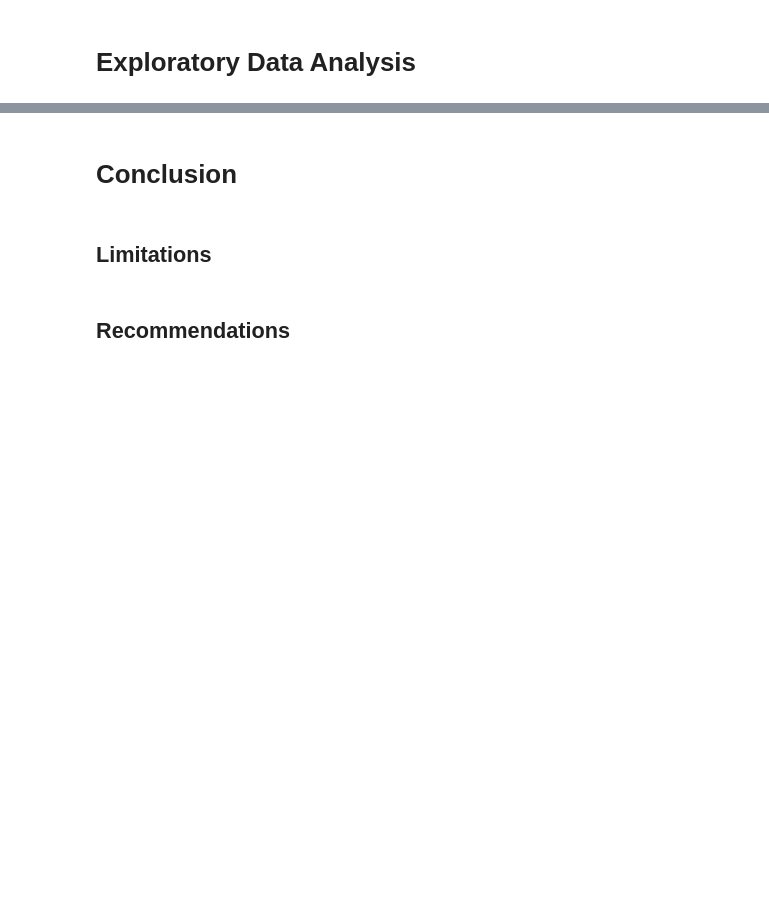
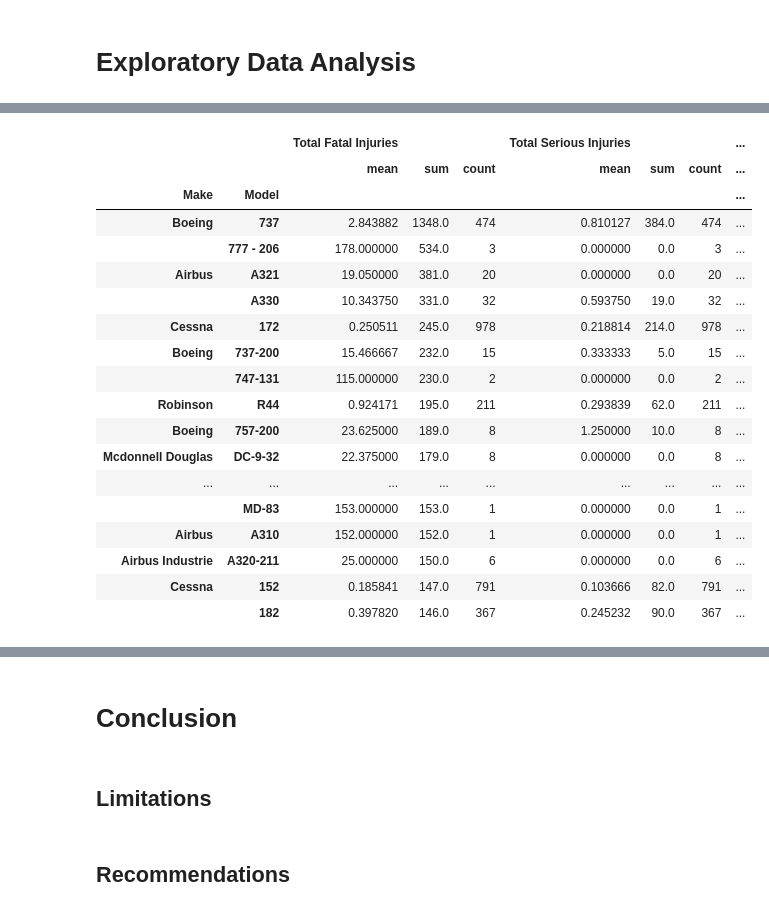
Before and after one commit to mkearns17/Aviation_Accidents_Project, a Jupyter notebook: Aviation_Phase1_Project.ipynb, the cells around one changed output, grey strips where cells are left out. Saved outputs shown, nothing was run; the diff lists cells and outputs as text; code cells hidden in the pictures; blank space fills up the shorter version.

```diff
--- a/Aviation_Phase1_Project.ipynb
+++ b/Aviation_Phase1_Project.ipynb
@@ -288,0 +376,32 @@ top_injuries_make_model
+# %%
+most_injuries_make_model = injuries_make_model.sort_values(('Total Fatal Injuries','sum'), ascending = False)[0:20]
+
+def rate(injury):
+    most_injuries_make_model[f'{injury} Rate'] = most_injuries_make_model[(injury,'sum')] / \
+                                                most_injuries_make_model[(injury,'count')]
+rate('Total Fatal Injuries')
+rate('Total Serious Injuries')
+rate('Total Minor Injuries')
+rate('Total Uninjured')
+
+most_injuries_make_model
+# %% [output]
+|  |  | Total Fatal Injuries |  |  | Total Serious Injuries |  |  | ... |
+|  |  | mean | sum | count | mean | sum | count | ... |
+| Make | Model |  |  |  |  |  |  | ... |
+| Boeing | 737 | 2.843882 | 1348.0 | 474 | 0.810127 | 384.0 | 474 | ... |
+|  | 777 - 206 | 178.000000 | 534.0 | 3 | 0.000000 | 0.0 | 3 | ... |
+| Airbus | A321 | 19.050000 | 381.0 | 20 | 0.000000 | 0.0 | 20 | ... |
+|  | A330 | 10.343750 | 331.0 | 32 | 0.593750 | 19.0 | 32 | ... |
+| Cessna | 172 | 0.250511 | 245.0 | 978 | 0.218814 | 214.0 | 978 | ... |
+| Boeing | 737-200 | 15.466667 | 232.0 | 15 | 0.333333 | 5.0 | 15 | ... |
+|  | 747-131 | 115.000000 | 230.0 | 2 | 0.000000 | 0.0 | 2 | ... |
+| Robinson | R44 | 0.924171 | 195.0 | 211 | 0.293839 | 62.0 | 211 | ... |
+| Boeing | 757-200 | 23.625000 | 189.0 | 8 | 1.250000 | 10.0 | 8 | ... |
+| Mcdonnell Douglas | DC-9-32 | 22.375000 | 179.0 | 8 | 0.000000 | 0.0 | 8 | ... |
+| ... | ... | ... | ... | ... | ... | ... | ... | ... |
+|  | MD-83 | 153.000000 | 153.0 | 1 | 0.000000 | 0.0 | 1 | ... |
+| Airbus | A310 | 152.000000 | 152.0 | 1 | 0.000000 | 0.0 | 1 | ... |
+| Airbus Industrie | A320-211 | 25.000000 | 150.0 | 6 | 0.000000 | 0.0 | 6 | ... |
+| Cessna | 152 | 0.185841 | 147.0 | 791 | 0.103666 | 82.0 | 791 | ... |
+|  | 182 | 0.397820 | 146.0 | 367 | 0.245232 | 90.0 | 367 | ... |
```
Also changed, not shown: parts of 14 cells of this notebook.
